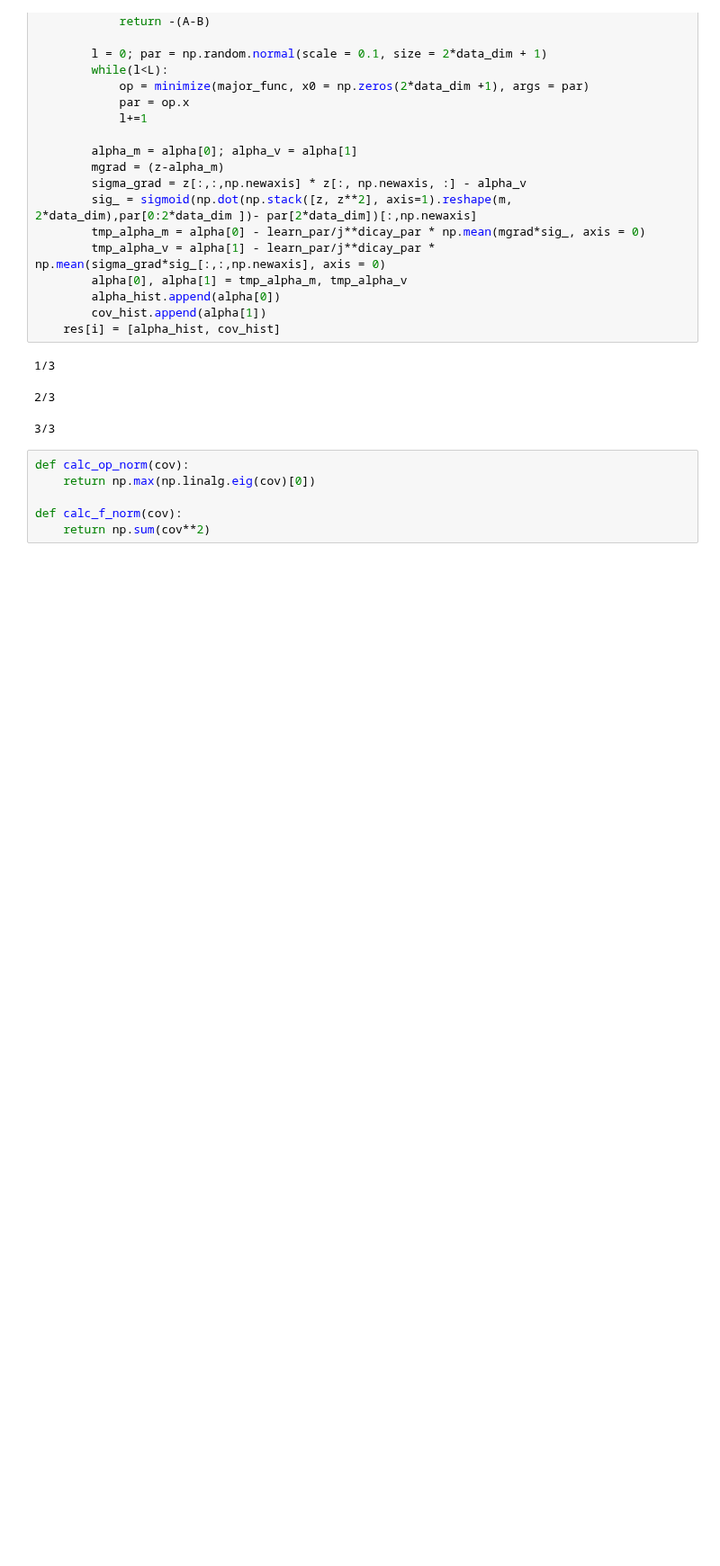
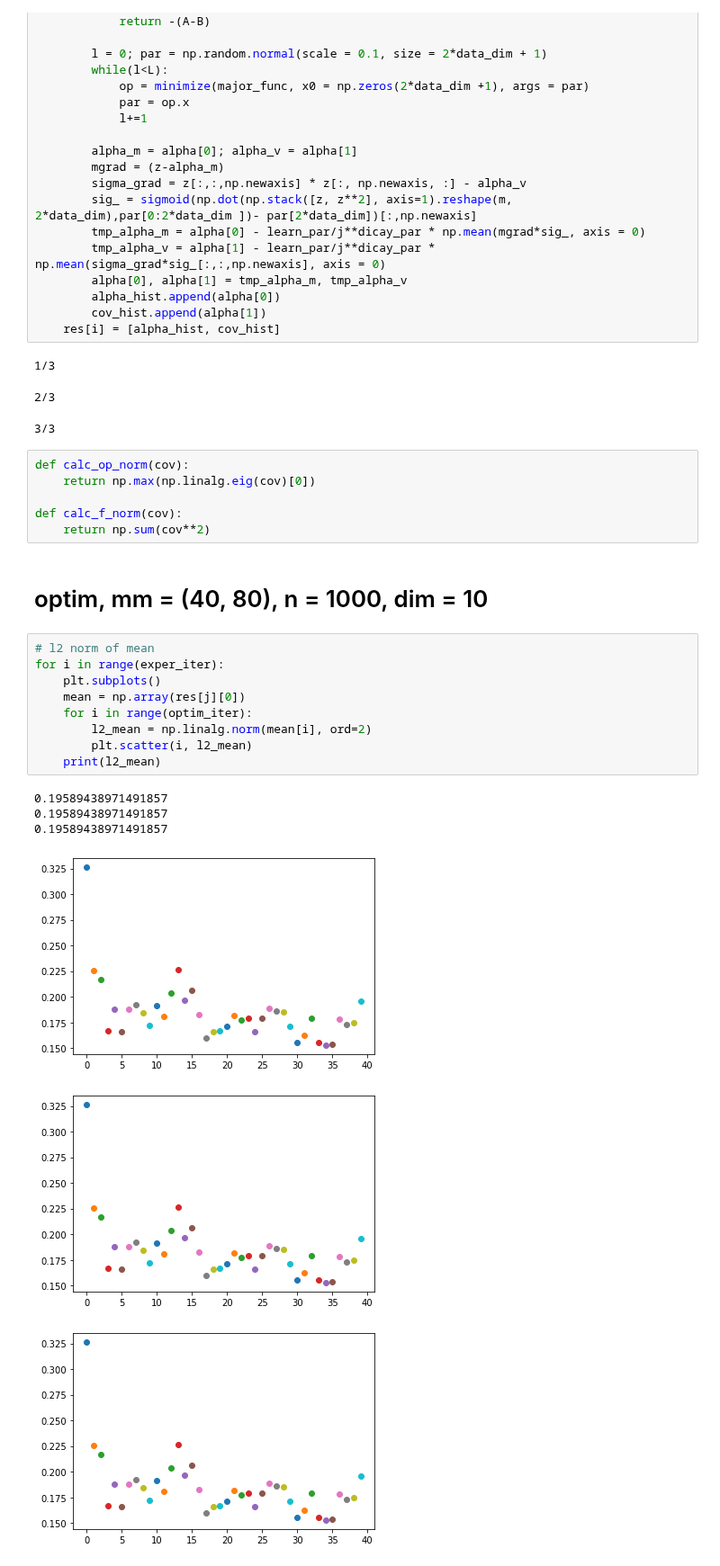
Before and after one commit to monarsan/robust-GAN, a Jupyter notebook: work/multivar_nonfixed_cov.ipynb, the cells around one changed output. Shown at 90% size. Cells and saved outputs as stored; diff of their text form; blank space fills up the shorter version.

```diff
--- a/work/multivar_nonfixed_cov.ipynb
+++ b/work/multivar_nonfixed_cov.ipynb
@@ -98,4 +98,22 @@ def calc_op_norm(cov):
 
 def calc_f_norm(cov):
     return np.sum(cov**2)
+# %% [markdown]
+# optim, mm = (40, 80), n = 1000, dim = 10
+# %%
+# l2 norm of mean
+for i in range(exper_iter):
+    plt.subplots()
+    mean = np.array(res[j][0])
+    for i in range(optim_iter):
+        l2_mean = np.linalg.norm(mean[i], ord=2)
+        plt.scatter(i, l2_mean)
+    print(l2_mean)
+# %% [output]
+0.19589438971491857
+0.19589438971491857
+0.19589438971491857
+[figure, added]
+[figure, added]
+[figure, added]
 # %%
```
Also changed, not shown: parts of 8 cells of this notebook.
